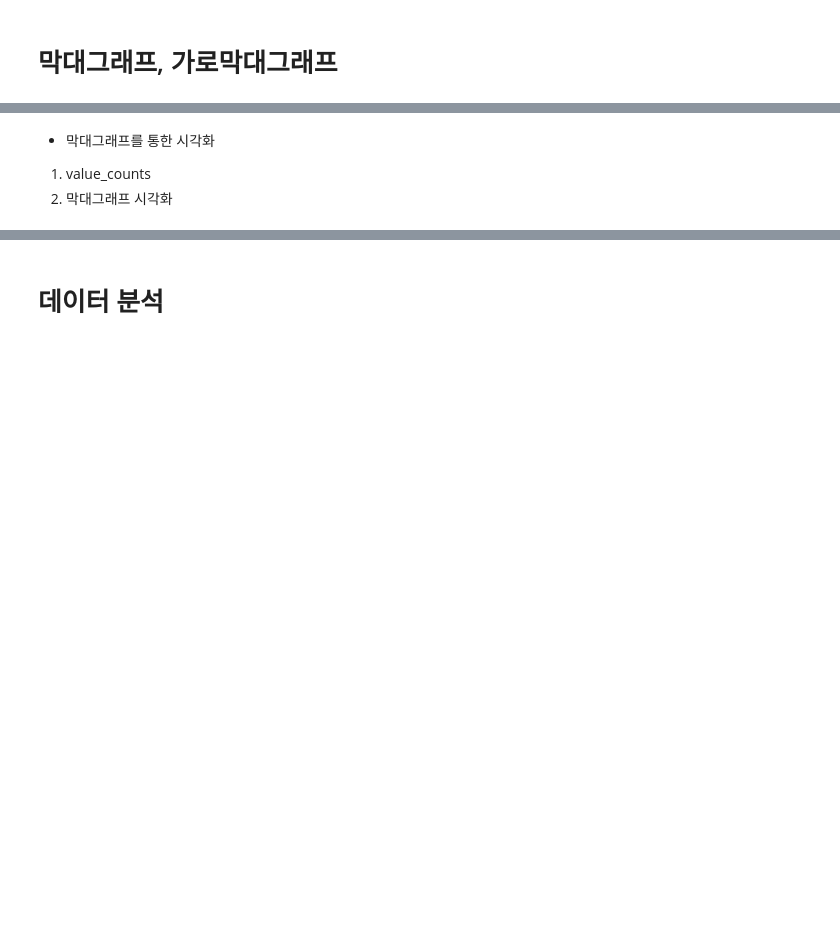
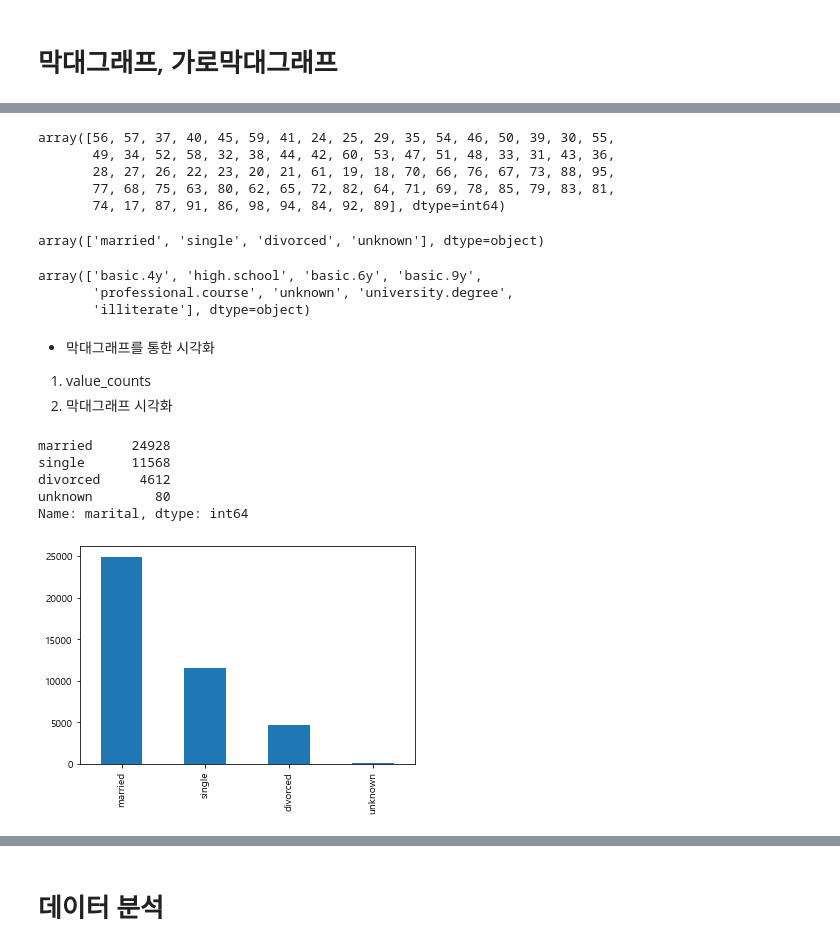
Before and after one commit to dch9610/Data-arrangement, a Jupyter notebook: 온라인 강의/프로젝트 실습/01.광고 데이터를 활용한 데이터 분석/02.고객 데이터 분석.ipynb, the cells around one changed output, grey strips where cells are left out. Cells and saved outputs as stored; diff of their text form; code cells hidden in the pictures; blank space fills up the shorter version.

```diff
--- a/온라인 강의/프로젝트 실습/01.광고 데이터를 활용한 데이터 분석/02.고객 데이터 분석.ipynb
+++ b/온라인 강의/프로젝트 실습/01.광고 데이터를 활용한 데이터 분석/02.고객 데이터 분석.ipynb
@@ -211,15 +367,29 @@ df['marital'].plot.hist()
 # %%
-#unique()함수를 사용한 age칼럼 고유값 확인
+# unique() 함수를 사용한 age 컬럼 고유값 확인
+df['age'].unique()
 
-#선그래프를 그린 age칼럼 데이터는 수치데이터
+# 선그래프를 그린 age 컬럼 데이터는 수치 데이터
+# %% [output]
+array([56, 57, 37, 40, 45, 59, 41, 24, 25, 29, 35, 54, 46, 50, 39, 30, 55,
+       49, 34, 52, 58, 32, 38, 44, 42, 60, 53, 47, 51, 48, 33, 31, 43, 36,
+       28, 27, 26, 22, 23, 20, 21, 61, 19, 18, 70, 66, 76, 67, 73, 88, 95,
+       77, 68, 75, 63, 80, 62, 65, 72, 82, 64, 71, 69, 78, 85, 79, 83, 81,
+       74, 17, 87, 91, 86, 98, 94, 84, 92, 89], dtype=int64)
 # %%
 #unique()함수를 사용한 marital칼럼 고유값 확인
+df['marital'].unique()
 
 #marital칼럼의 데이터는 문자
+# %% [output]
+array(['married', 'single', 'divorced', 'unknown'], dtype=object)
 # %%
 #unique()함수를 사용한 education칼럼 고유값 확인
-
+df['education'].unique()
 #education칼럼의 데이터는 문자
+# %% [output]
+array(['basic.4y', 'high.school', 'basic.6y', 'basic.9y',
+       'professional.course', 'unknown', 'university.degree',
+       'illiterate'], dtype=object)
 # %% [markdown]
 - 막대그래프를 통한 시각화
  1. value_counts
@@ -230,4 +397,20 @@ df['marital'].plot.hist()
+# %%
+#1. value_counts()
+#marital
+# no numeric data to plot :
+marital = df['marital'].value_counts()
+marital
+# %% [output]
+married     24928
+single      11568
+divorced     4612
+unknown        80
+Name: marital, dtype: int64
 # %%
 #2. marital변수 막대그래프 시각화
+marital.plot.bar()
+plt.show()
+# %% [output]
+[figure, added]
 # %%
 #2-1. 가로막대그래프 시각화
```
Also changed, not shown: parts of 72 cells of this notebook.
